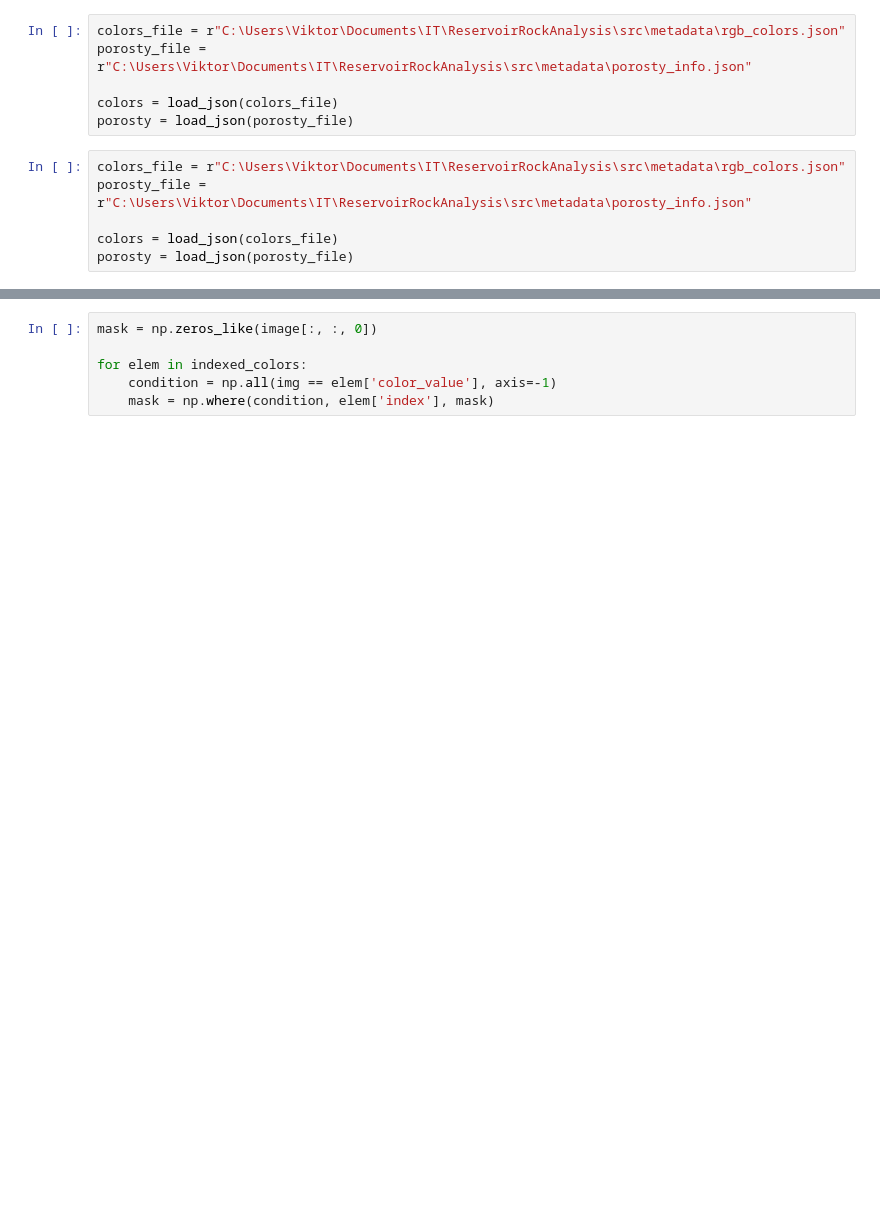
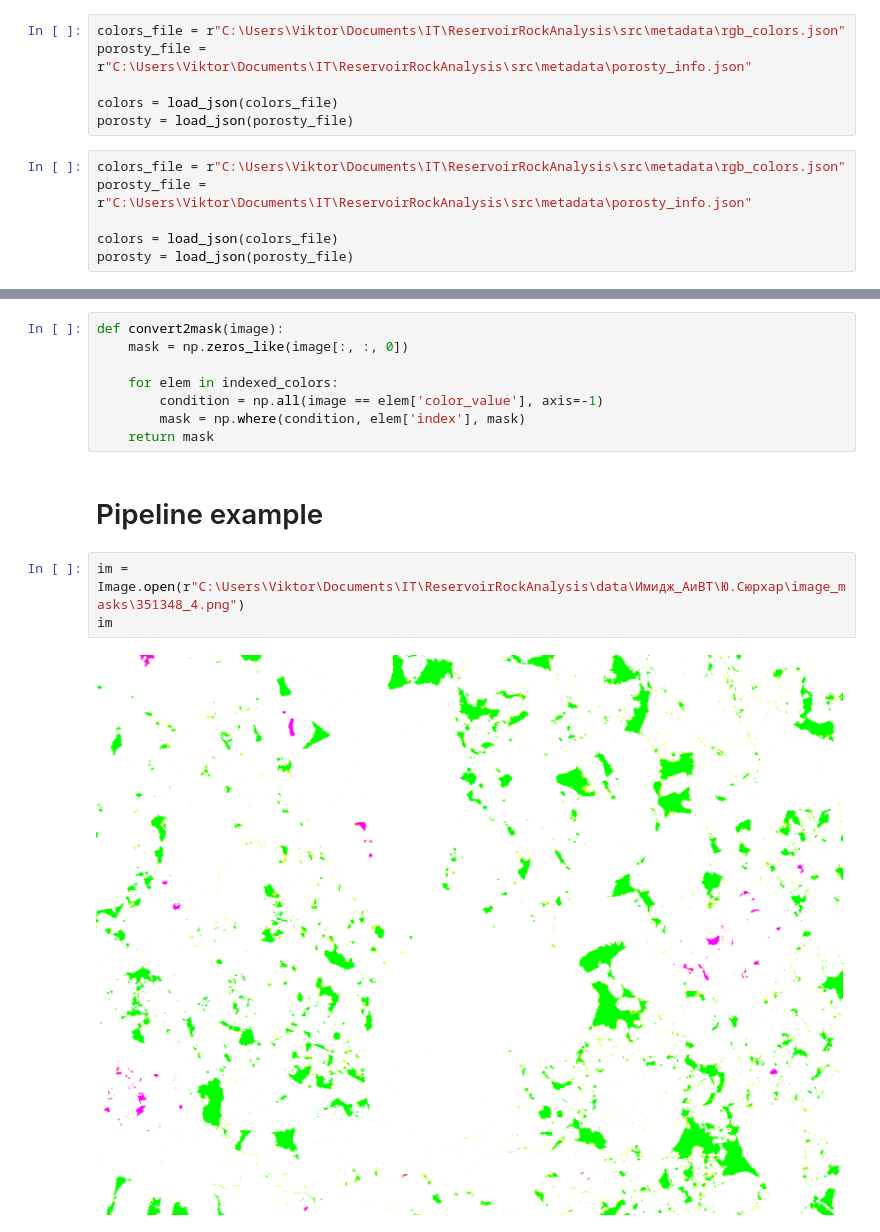
Before and after one commit to vitamin1312/ReservoirRockAnalysis, a Jupyter notebook: src/NeuralNetwork/image_processing.ipynb, the cells around one changed output, grey strips where cells are left out. Drawn from its saved outputs; the diff is of its cells as text; blank space fills up the shorter version.

Commit message:
Image mask to image converting

```diff
--- a/src/NeuralNetwork/image_processing.ipynb
+++ b/src/NeuralNetwork/image_processing.ipynb
@@ -46,6 +76,15 @@ indexed_colors
 # %%
-mask = np.zeros_like(image[:, :, 0])
+def convert2mask(image):
+    mask = np.zeros_like(image[:, :, 0])
 
-for elem in indexed_colors:
-    condition = np.all(img == elem['color_value'], axis=-1)
-    mask = np.where(condition, elem['index'], mask)
+    for elem in indexed_colors:
+        condition = np.all(image == elem['color_value'], axis=-1)
+        mask = np.where(condition, elem['index'], mask)
+    return mask
+# %% [markdown]
+# Pipeline example
+# %%
+im = Image.open(r"C:\Users\Viktor\Documents\IT\ReservoirRockAnalysis\data\Имидж_АиВТ\Ю.Сюрхар\image_masks\351348_4.png")
+im
+# %% [output]
+[figure, added]
```
Also changed, not shown: parts of 21 cells of this notebook, 1 other file.
